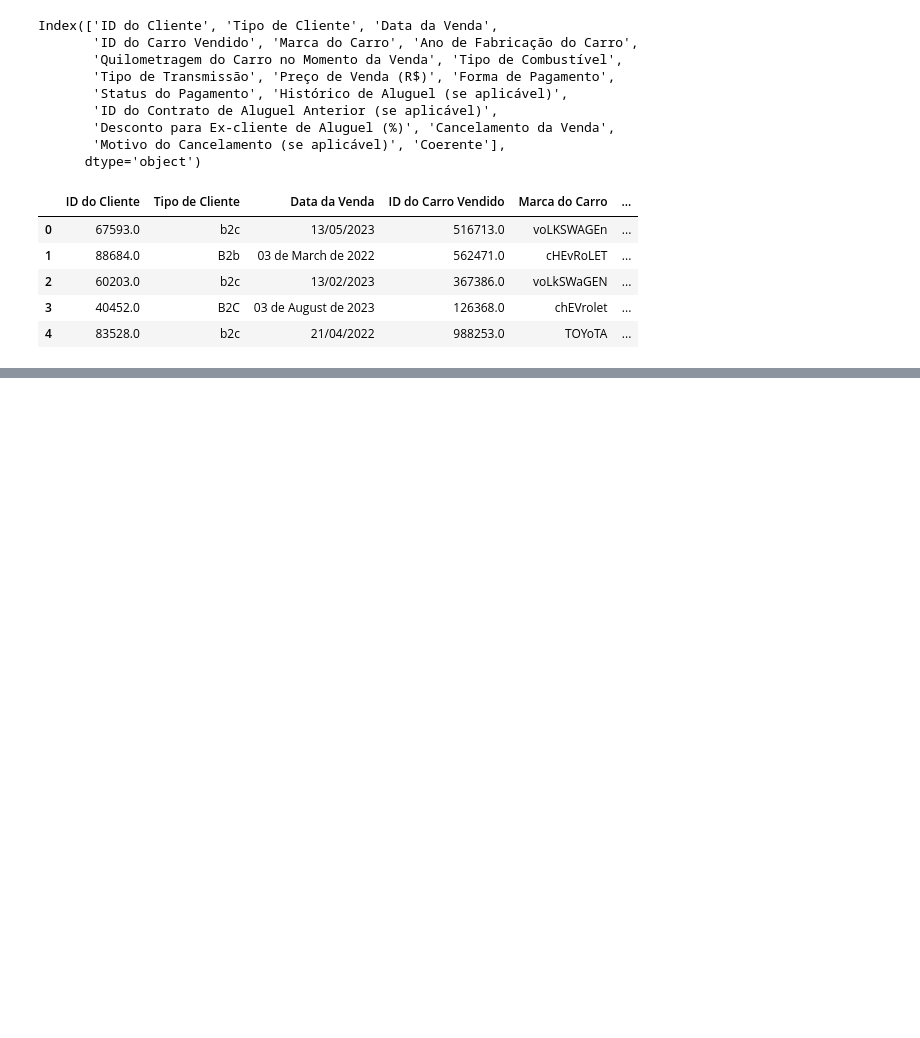
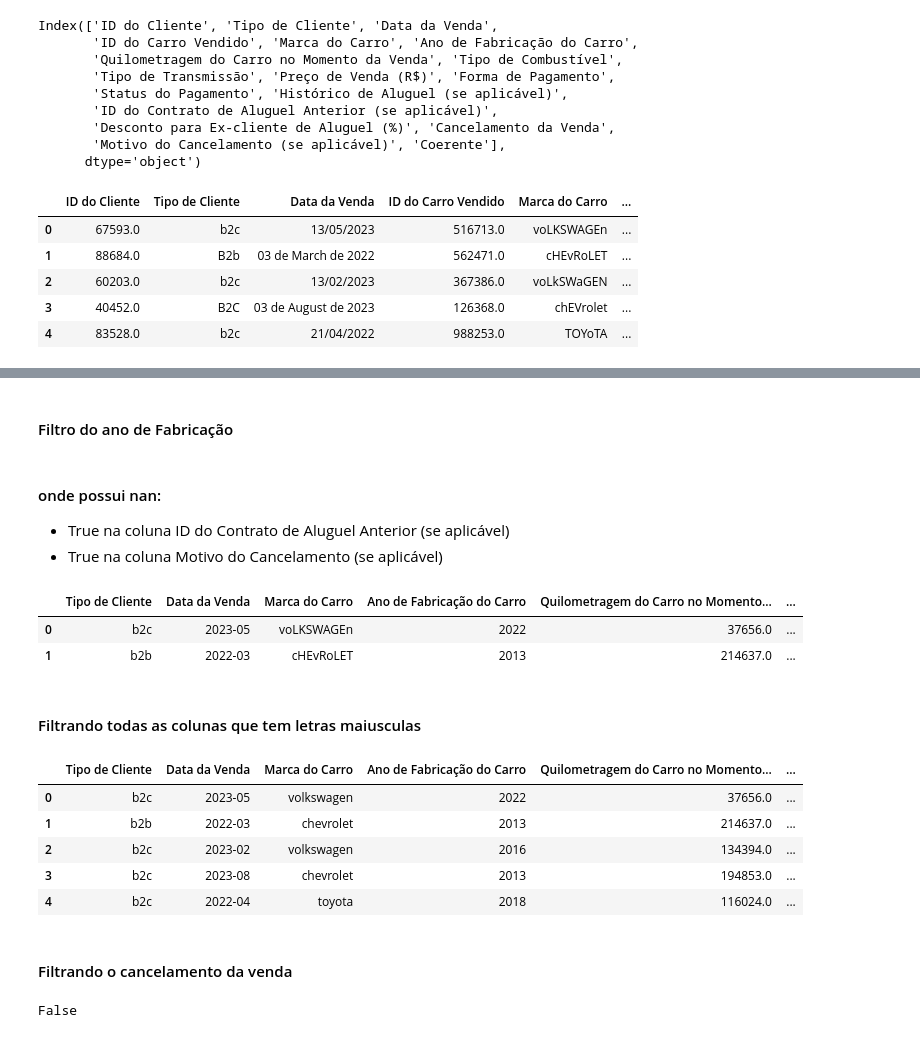
Before and after one commit to Henrique-Albuquerque2/PS-IJR-Grupo10, a Jupyter notebook: AnaliseVendas.ipynb, the cells around one changed output, grey strips where cells are left out. Saved outputs shown, nothing was run; the diff lists cells and outputs as text; code cells hidden in the pictures; blank space fills up the shorter version.

```diff
--- a/AnaliseVendas.ipynb
+++ b/AnaliseVendas.ipynb
@@ -64,0 +125,4 @@ Name: ID do Contrato de Aluguel Anterior (se aplicável), Length: 5367, dtype: i
+# %%
+db_alterado = db_alterado.drop_duplicates()
+
+db_alterado.shape
@@ -64,0 +133,2 @@ Name: ID do Contrato de Aluguel Anterior (se aplicável), Length: 5367, dtype: i
+# %%
+db_alterado['Tipo de Cliente'] = db_alterado['Tipo de Cliente'].str.lower().str.strip()
@@ -64,0 +198,2 @@ Name: ID do Contrato de Aluguel Anterior (se aplicável), Length: 5367, dtype: i
+# %% [markdown]
+#### Filtro do ano de Fabricação
@@ -64,0 +202,14 @@ Name: ID do Contrato de Aluguel Anterior (se aplicável), Length: 5367, dtype: i
+# %% [markdown]
+#### onde possui nan:
+* True na coluna ID do Contrato de Aluguel Anterior (se aplicável)
+* True na coluna Motivo do Cancelamento (se aplicável)
+# %%
+#display(db_alterado['Ano de Fabricação do Carro'].head(2))
+
+display(db_alterado.head(2))
+# %% [output]
+|  | Tipo de Cliente | Data da Venda | Marca do Carro | Ano de Fabricação do Carro | Quilometragem do Carro no Momento... | ... |
+| 0 | b2c | 2023-05 | voLKSWAGEn | 2022 | 37656.0 | ... |
+| 1 | b2b | 2022-03 | cHEvRoLET | 2013 | 214637.0 | ... |
+# %% [markdown]
+#### Filtrando todas as colunas que tem letras maiusculas
@@ -64,0 +220,15 @@ Name: ID do Contrato de Aluguel Anterior (se aplicável), Length: 5367, dtype: i
+# %%
+display(db_alterado.head())
+# %% [output]
+|  | Tipo de Cliente | Data da Venda | Marca do Carro | Ano de Fabricação do Carro | Quilometragem do Carro no Momento... | ... |
+| 0 | b2c | 2023-05 | volkswagen | 2022 | 37656.0 | ... |
+| 1 | b2b | 2022-03 | chevrolet | 2013 | 214637.0 | ... |
+| 2 | b2c | 2023-02 | volkswagen | 2016 | 134394.0 | ... |
+| 3 | b2c | 2023-08 | chevrolet | 2013 | 194853.0 | ... |
+| 4 | b2c | 2022-04 | toyota | 2018 | 116024.0 | ... |
+# %% [markdown]
+#### Filtrando o cancelamento da venda
+# %%
+db_alterado["Cancelamento da Venda"].isna().any()
+# %% [output]
+False
```
Also changed, not shown: parts of 77 cells of this notebook.
